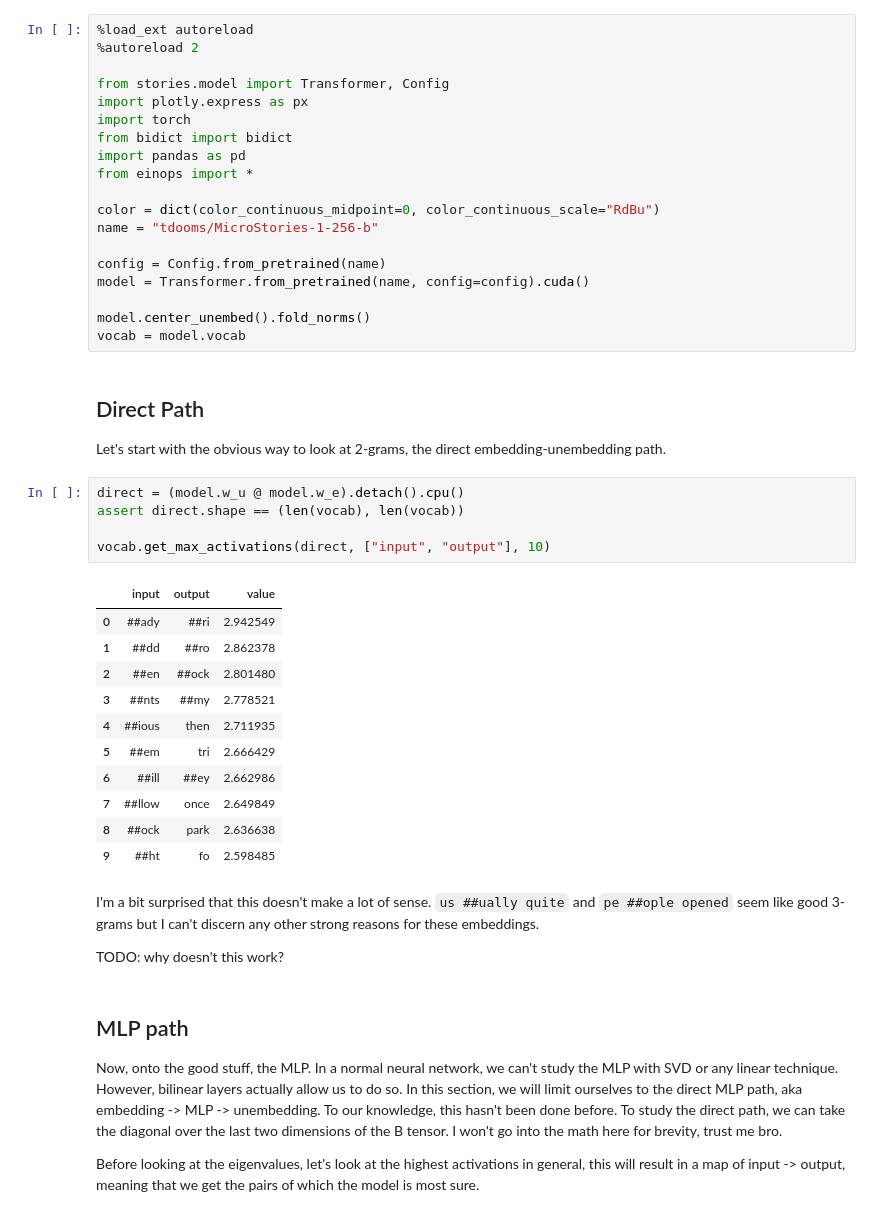
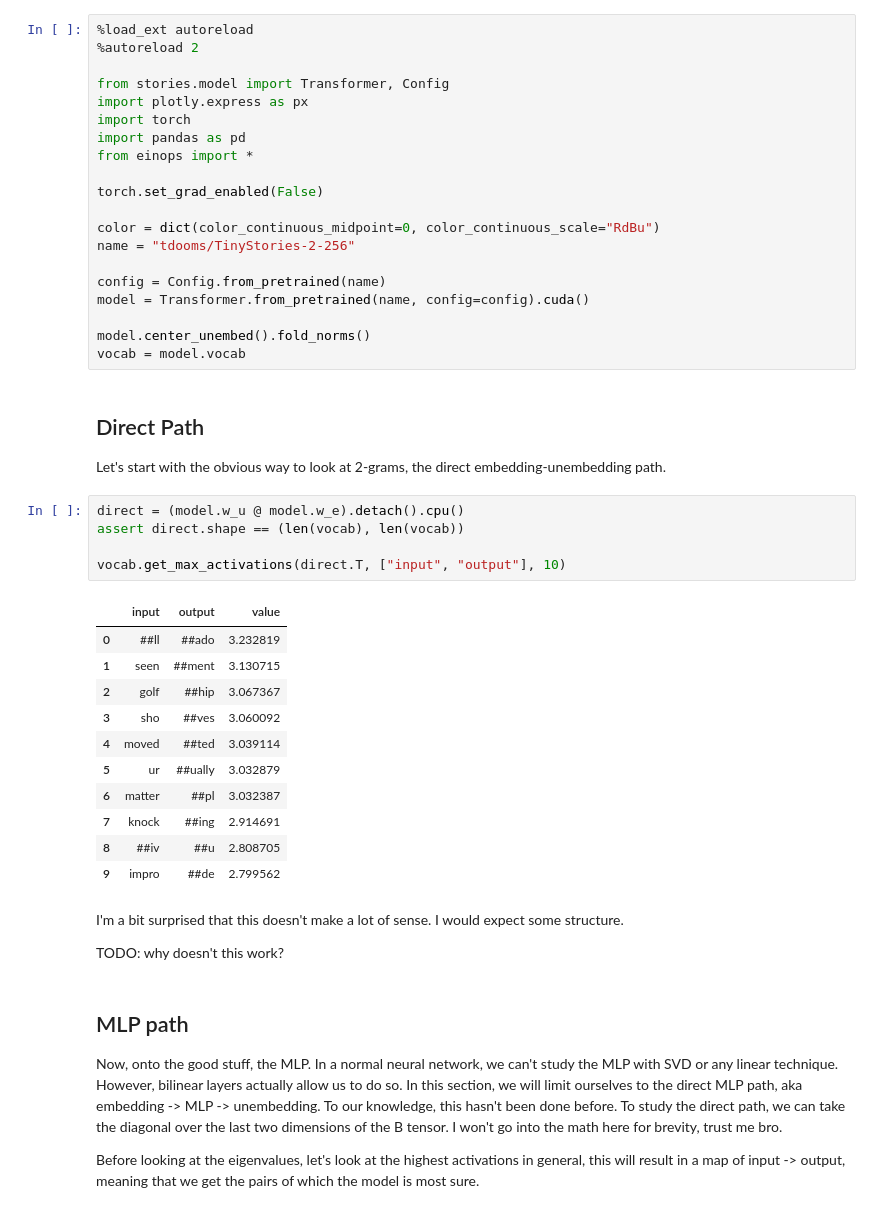
Before and after one commit to tdooms/bilinear-interp, a Jupyter notebook: stories/ngram.ipynb, the cells around one changed output. Saved outputs shown, nothing was run; the diff lists cells and outputs as text.

```diff
--- a/stories/ngram.ipynb
+++ b/stories/ngram.ipynb
@@ -9,12 +9,13 @@ Bilinear transformers are great because they are even more linear in nature than
 from stories.model import Transformer, Config
 import plotly.express as px
 import torch
-from bidict import bidict
 import pandas as pd
 from einops import *
 
+torch.set_grad_enabled(False)
+
 color = dict(color_continuous_midpoint=0, color_continuous_scale="RdBu")
-name = "tdooms/MicroStories-1-256-b"
+name = "tdooms/TinyStories-2-256"
 
 config = Config.from_pretrained(name)
 model = Transformer.from_pretrained(name, config=config).cuda()
@@ -28,22 +29,22 @@ Let's start with the obvious way to look at 2-grams, the direct embedding-unembe
 # %%
 direct = (model.w_u @ model.w_e).detach().cpu()
 assert direct.shape == (len(vocab), len(vocab))
 
-vocab.get_max_activations(direct, ["input", "output"], 10)
+vocab.get_max_activations(direct.T, ["input", "output"], 10)
 # %% [output]
 |  | input | output | value |
-| 0 | ##ady | ##ri | 2.942549 |
-| 1 | ##dd | ##ro | 2.862378 |
-| 2 | ##en | ##ock | 2.801480 |
-| 3 | ##nts | ##my | 2.778521 |
-| 4 | ##ious | then | 2.711935 |
-| 5 | ##em | tri | 2.666429 |
-| 6 | ##ill | ##ey | 2.662986 |
-| 7 | ##llow | once | 2.649849 |
-| 8 | ##ock | park | 2.636638 |
-| 9 | ##ht | fo | 2.598485 |
+| 0 | ##ll | ##ado | 3.232819 |
+| 1 | seen | ##ment | 3.130715 |
+| 2 | golf | ##hip | 3.067367 |
+| 3 | sho | ##ves | 3.060092 |
+| 4 | moved | ##ted | 3.039114 |
+| 5 | ur | ##ually | 3.032879 |
+| 6 | matter | ##pl | 3.032387 |
+| 7 | knock | ##ing | 2.914691 |
+| 8 | ##iv | ##u | 2.808705 |
+| 9 | impro | ##de | 2.799562 |
 # %% [markdown]
-I'm a bit surprised that this doesn't make a lot of sense. ``us ##ually quite`` and ``pe ##ople opened`` seem like good 3-grams but I can't discern any other strong reasons for these embeddings.
+I'm a bit surprised that this doesn't make a lot of sense. I would expect some structure.
 
 TODO: why doesn't this work?
 # %% [markdown]
```
Also changed, not shown: parts of 17 cells of this notebook, 7 other files.
